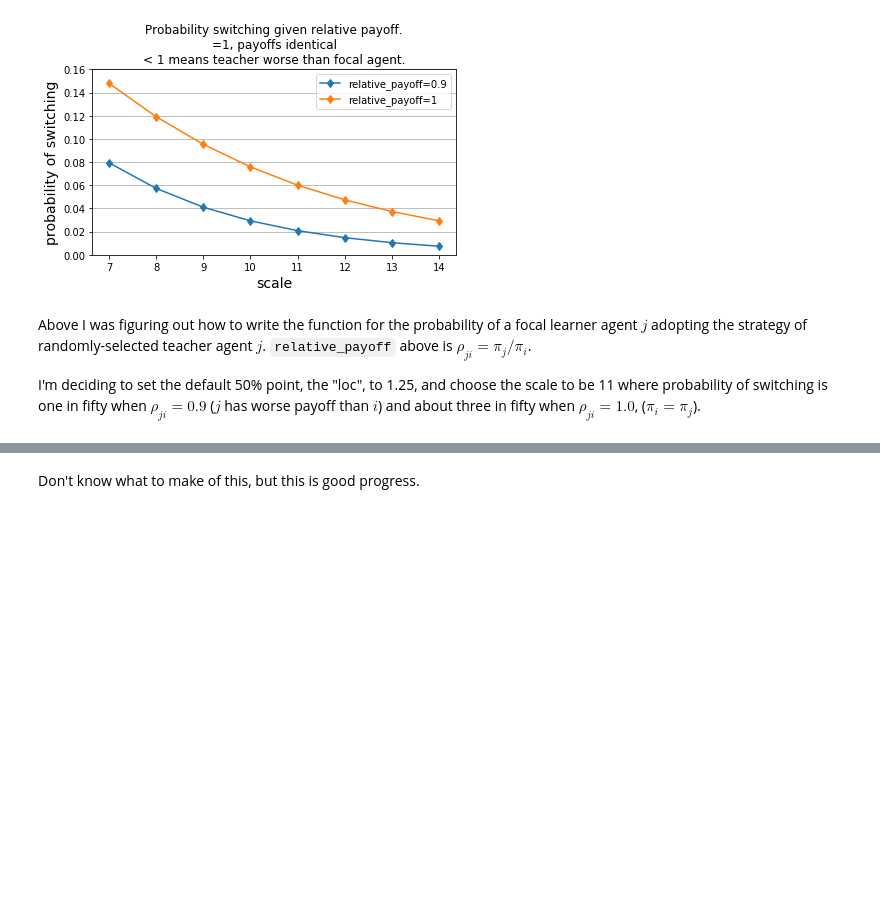
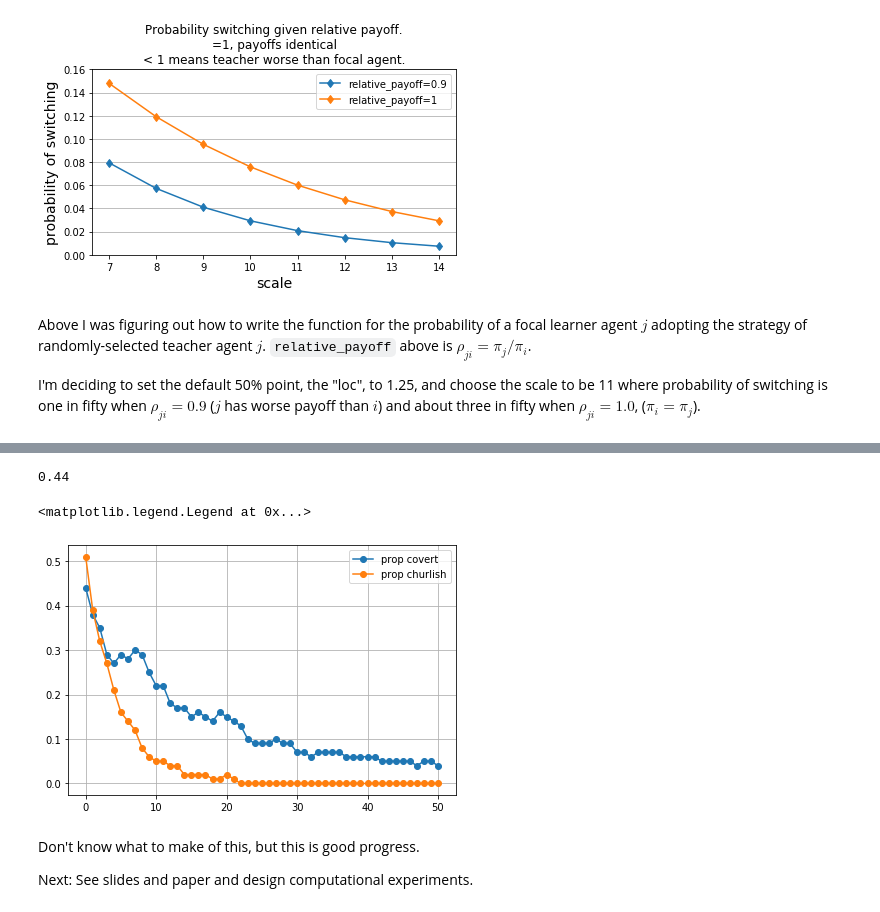
Before and after one commit to mt-digital/identity-signaling, a Jupyter notebook: Model development.ipynb, the cells around one changed output, grey strips where cells are left out. Cells and saved outputs as stored; diff of their text form; code cells hidden in the pictures; blank space fills up the shorter version.

```diff
--- a/Model development.ipynb
+++ b/Model development.ipynb
@@ -225,2 +259,38 @@ plt.plot(prop_churlish, label='prop churlish')
+# %%
+model = Model(similarity_benefit=0.1, one_dislike_penalty=0.5,
+              two_dislike_penalty=0.4, homophily=0.0, prop_covert=0.05)
+
+# Initial proportion of covert signallers.
+init_covert = proportion_covert(model)
+init_churlish = proportion_churlish(model)
+
+print(init_covert)
+
+n_block = 50
+iter_per_block = 1
+
+prop_covert = np.zeros((n_block + 1,))
+prop_churlish = np.zeros((n_block + 1,))
+
+prop_covert[0] = init_covert
+prop_churlish[0] = init_churlish
+
+for block_idx in range(n_block):
+#     print(f"Running block {block_idx + 1}/{n_block}")
+    model.run(iter_per_block)
+    prop_covert[block_idx + 1] = proportion_covert(model)
+    prop_churlish[block_idx + 1] = proportion_churlish(model)
+# %% [output]
+0.44
+# %%
+plt.plot(prop_covert, label='prop covert', marker='o')
+plt.plot(prop_churlish, label='prop churlish', marker='o')
+plt.grid()
+plt.legend()
+# %% [output]
+<matplotlib.legend.Legend at 0x...>
+[figure, added]
 # %% [markdown]
 Don't know what to make of this, but this is good progress.
+
+Next: See slides and paper and design computational experiments.
```
Also changed, not shown: parts of 7 cells of this notebook, 8 other files.
